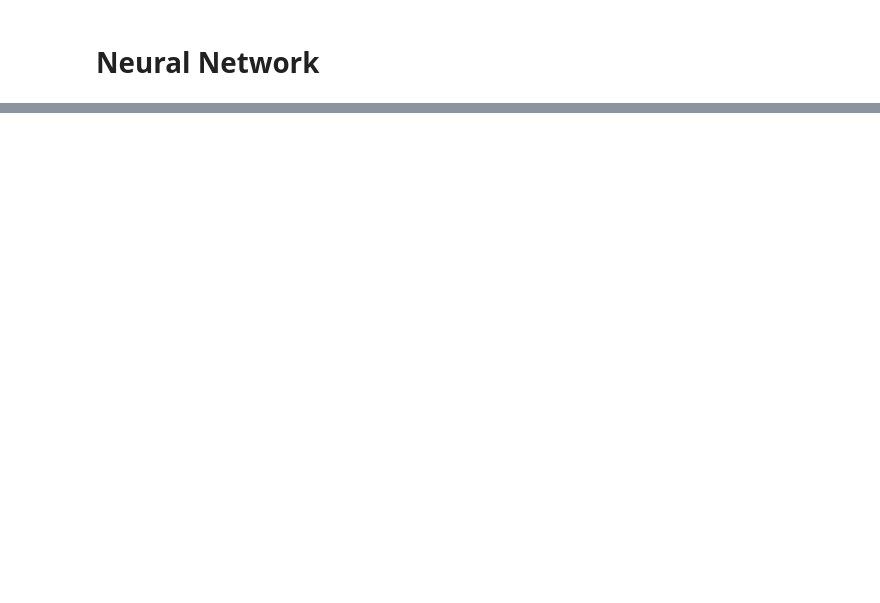
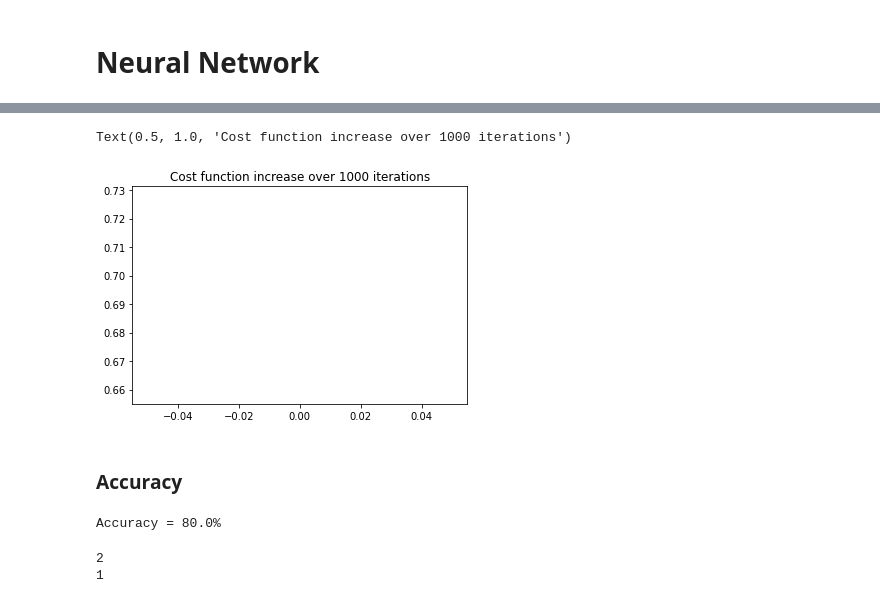
Before and after one commit to AnanduR32/DeepLearning, a Jupyter notebook: Basics/Code.ipynb, the cells around one changed output, grey strips where cells are left out. Saved outputs shown, nothing was run; the diff lists cells and outputs as text; code cells hidden in the pictures; blank space fills up the shorter version.

```diff
--- a/Basics/Code.ipynb
+++ b/Basics/Code.ipynb
@@ -200,0 +133,18 @@ Accuracy = [50.4170025]
+# %%
+
+def forward_prop(net, x):
+    n_layer = f'Layer {len(net)-1}'
+    for key in net:
+        if(key!='Layer 0'):
+            w = net[key]['w']
+            b = net[key]['b']
+            if(key == n_layer):
+                z = np.dot(w,a_prev) + b
+                a = sigma(z)
+            else:
+                z = np.dot(w,a_prev) + b
+                a = np.vectorize(relu)(z)
+            net[key]['z'] = z
+            net[key]['a'] = a
+        a_prev = net[key]['a']
+    return(net)
@@ -200,0 +181,21 @@ Accuracy = [50.4170025]
+# %%
+m = 1000
+J_array, b = [], 0
+alpha = 0.01
+np.random.seed(197)
+
+x_1 = np.random.randint(10, size = m).reshape(-1,m)
+x_2 = np.random.randint(low = 25, high = 50, size = m).reshape(-1,m)
+x = np.array([x_1,x_2]).reshape(2,m)
+
+y = np.where(((x[1]<37.5) & (x[0]>5)), 1, 0).reshape(1,1000)
+
+net = init_network()
+net['Layer 0']['a'] = x
+
+for i in range(1):
+    net = forward_prop(net, x)
+    net,J = back_prop(net,y, i)
+    J_array.append(J)
+
+display_net(net, "Output")
@@ -200,0 +220,34 @@ Accuracy = [50.4170025]
+# %%
+plt.plot(J_array)
+plt.title("Cost function increase over 1000 iterations")
+# %% [output]
+Text(0.5, 1.0, 'Cost function increase over 1000 iterations')
+[figure, added]
+# %% [markdown]
+### Accuracy
+# %%
+n_layer = f'Layer {len(net)-1}'
+for key,value in net.items():
+    if(key!='Layer 0'):
+        w = value['w']
+        a = value['a']
+        b = value['b']
+        if(key == n_layer):
+            z = np.dot(w,a_prev) + b
+            a = sigma(z)
+        else:
+            z = np.dot(w,a_prev) + b
+            a = np.vectorize(relu)(z)
+        value['z'] = z
+        value['a'] = a
+    a_prev = value['a']
+res = np.mean(np.where(net[n_layer]['a']>0.5,1,0)==y)
+print(f'Accuracy = {res*100}%')
+# %% [output]
+Accuracy = 80.0%
+# %%
+for i in range(len(list(net.items()))-1,0,-1):
+    print(i)
+# %% [output]
+2
+1
```
Also changed, not shown: parts of 13 cells of this notebook.
